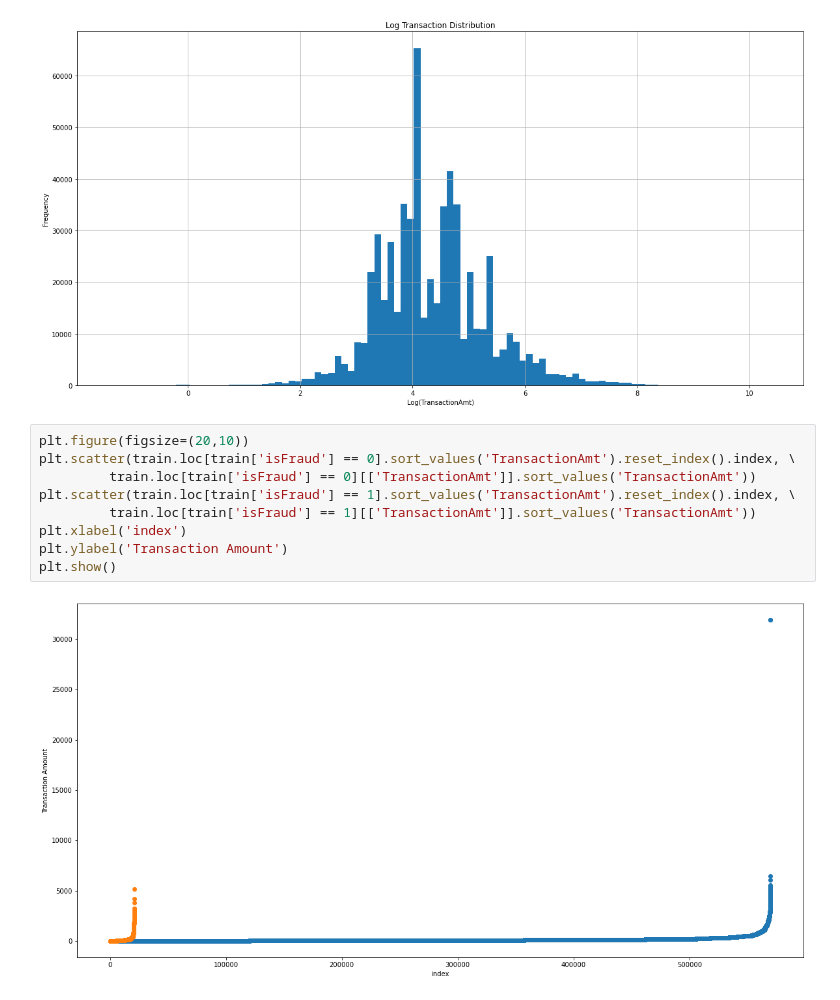
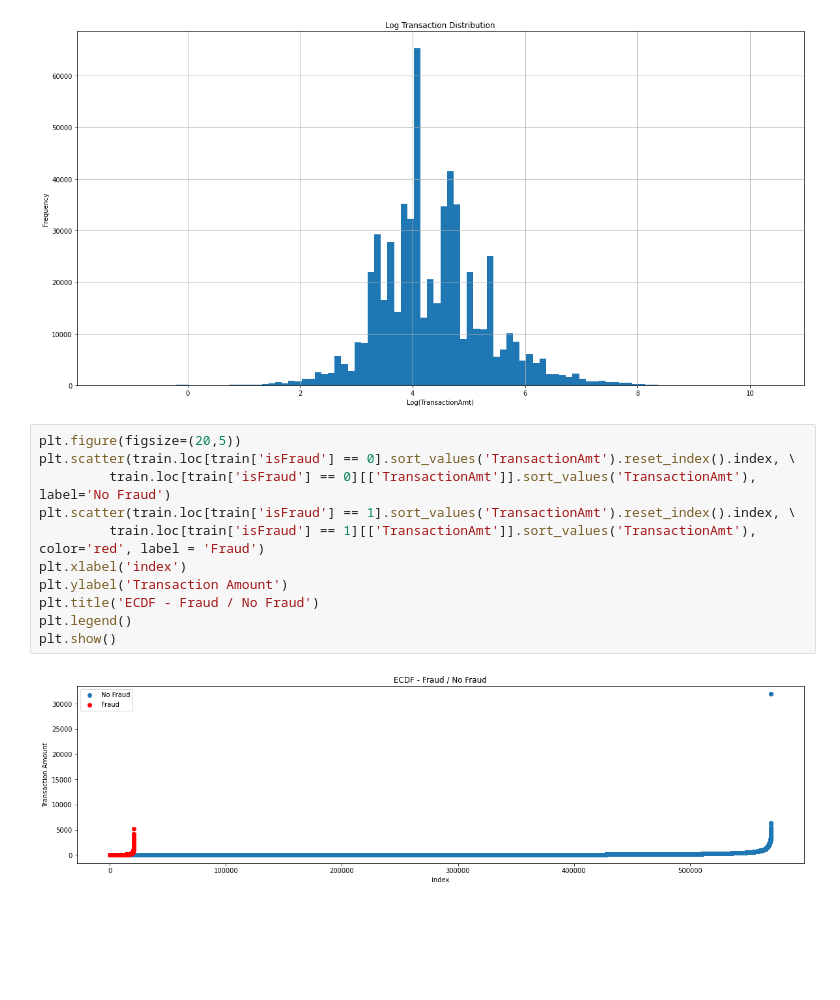
Before and after one commit to JoshSpangler96/IEEE-CIS-Fraud-Detection, a Jupyter notebook: IEEE_Fraud_Detection.ipynb, the cells around one changed output. Cells and saved outputs as stored; diff of their text form; blank space fills up the shorter version.

```diff
--- a/IEEE_Fraud_Detection.ipynb
+++ b/IEEE_Fraud_Detection.ipynb
@@ -176,13 +247,15 @@ plt.show()
 # %% [output]
 [figure]
 # %%
-plt.figure(figsize=(20,10))
+plt.figure(figsize=(20,5))
 plt.scatter(train.loc[train['isFraud'] == 0].sort_values('TransactionAmt').reset_index().index, \
-         train.loc[train['isFraud'] == 0][['TransactionAmt']].sort_values('TransactionAmt'))
+         train.loc[train['isFraud'] == 0][['TransactionAmt']].sort_values('TransactionAmt'), label='No Fraud')
 plt.scatter(train.loc[train['isFraud'] == 1].sort_values('TransactionAmt').reset_index().index, \
-         train.loc[train['isFraud'] == 1][['TransactionAmt']].sort_values('TransactionAmt'))
+         train.loc[train['isFraud'] == 1][['TransactionAmt']].sort_values('TransactionAmt'), color='red', label = 'Fraud')
 plt.xlabel('index')
 plt.ylabel('Transaction Amount')
+plt.title('ECDF - Fraud / No Fraud')
+plt.legend()
 plt.show()
 # %% [output]
-[figure, old version]
+[figure, new version]
```
Also changed, not shown: parts of 49 cells of this notebook.
